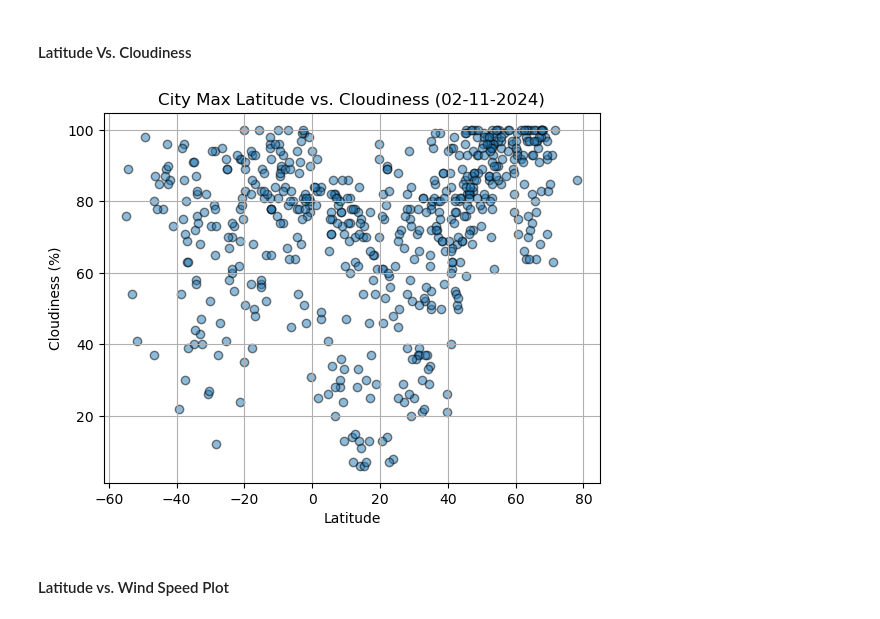
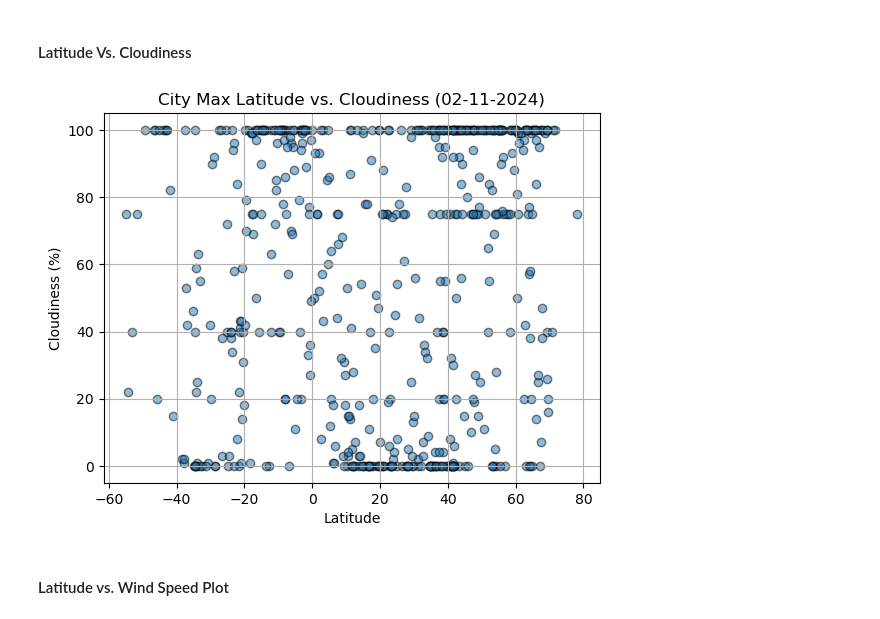
Before and after one commit to kasheshjaiin/python-api-challenge, a Jupyter notebook: WeatherPy/WeatherPy.ipynb, the cells around one changed output. Saved outputs shown, nothing was run; the diff lists cells and outputs as text; code cells hidden in the pictures.

```diff
--- a/WeatherPy/WeatherPy.ipynb
+++ b/WeatherPy/WeatherPy.ipynb
@@ -237,22 +237,22 @@ plt.show()
 #### Latitude Vs. Cloudiness
 # %%
 # Build the scatter plots for latitude vs. cloudiness
-plt.scatter(city_data_df ['Lat'], city_data_df['Humidity'], alpha = 0.5, edgecolors ='black')
+plt.scatter(city_data_df ['Lat'], city_data_df['Cloudiness'], alpha = 0.5, edgecolors ='black')
 
 # Incorporate the other graph properties
 # YOUR CODE HERE
 plt.title(f"City Max Latitude vs. Cloudiness ({date_str})")
 plt.xlabel('Latitude')
 plt.ylabel('Cloudiness (%)')
 plt.grid("Ture")
 
 # Save the figure
 plt.savefig("output_data/Fig3.png")
 
 # Show plot
 plt.show()
 # %% [output]
-[figure, old version]
+[figure, new version]
 # %% [markdown]
 #### Latitude vs. Wind Speed Plot
 # %%
```
Also changed, not shown: parts of 25 cells of this notebook, 6 other files.
